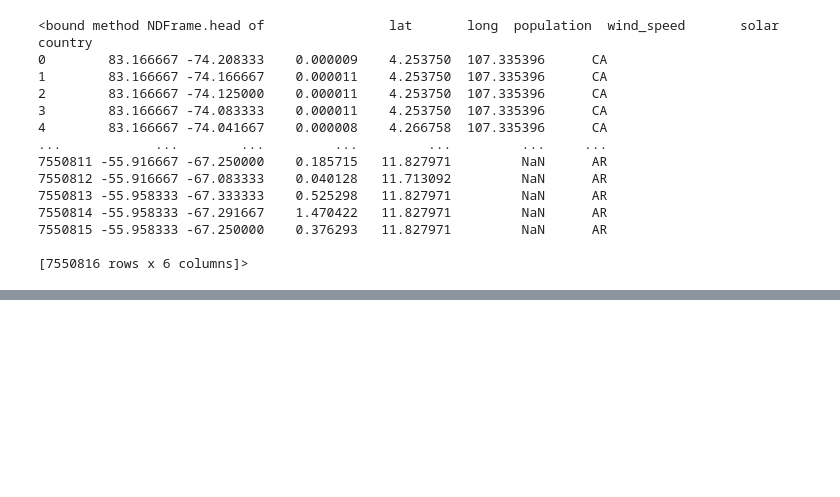
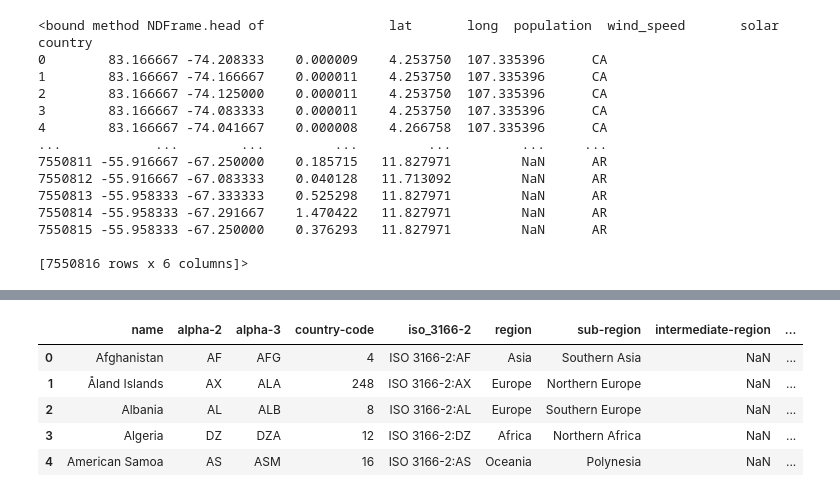
Before and after one commit to ITWSDataScience/Group3_Fall2022, a Jupyter notebook: conflicts.ipynb, the cells around one changed output, grey strips where cells are left out. Cells and saved outputs as stored; diff of their text form; code cells hidden in the pictures; blank space fills up the shorter version.

```diff
--- a/conflicts.ipynb
+++ b/conflicts.ipynb
@@ -92,0 +91,10 @@ df.to_csv('grid.csv',index = False)
+# %%
+iso = pd.read_csv('all.csv')
+iso.head()
+# %% [output]
+|  | name | alpha-2 | alpha-3 | country-code | iso_3166-2 | region | sub-region | intermediate-region | ... |
+| 0 | Afghanistan | AF | AFG | 4 | ISO 3166-2:AF | Asia | Southern Asia | NaN | ... |
+| 1 | Åland Islands | AX | ALA | 248 | ISO 3166-2:AX | Europe | Northern Europe | NaN | ... |
+| 2 | Albania | AL | ALB | 8 | ISO 3166-2:AL | Europe | Southern Europe | NaN | ... |
+| 3 | Algeria | DZ | DZA | 12 | ISO 3166-2:DZ | Africa | Northern Africa | NaN | ... |
+| 4 | American Samoa | AS | ASM | 16 | ISO 3166-2:AS | Oceania | Polynesia | NaN | ... |
```
Also changed, not shown: parts of 12 cells of this notebook, 1 other file.
